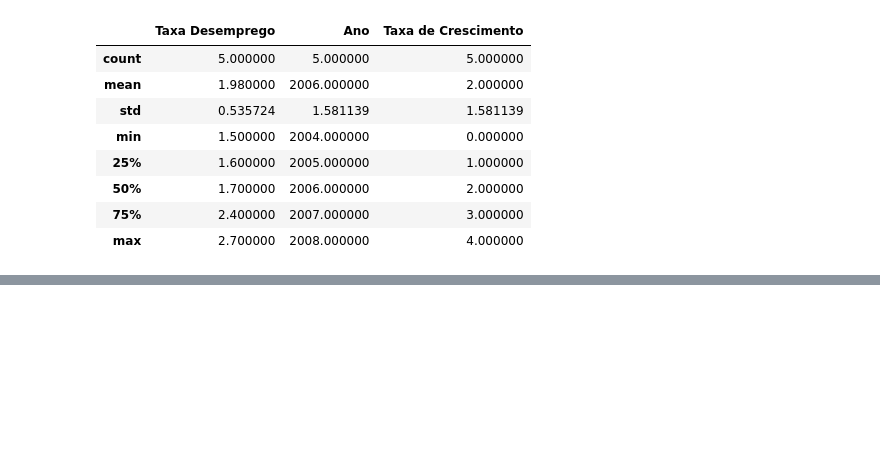
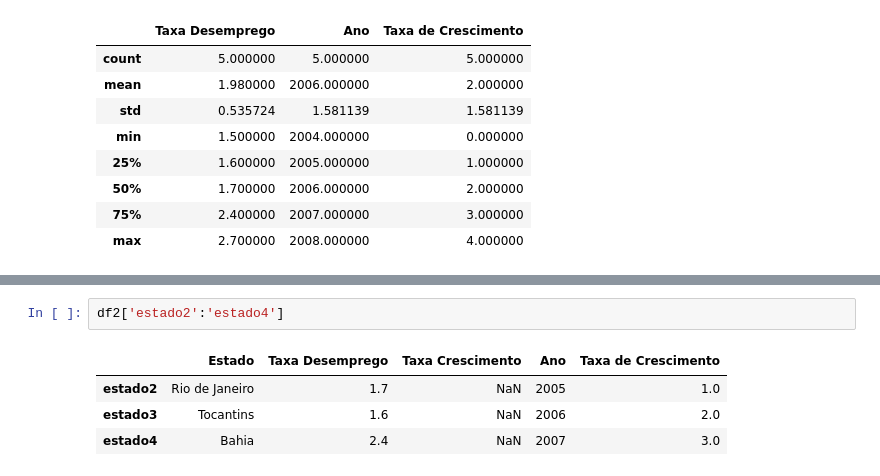
Before and after one commit to GGMmattos/Machine-Learning-And-Data-Science, a Jupyter notebook: Pandas.ipynb, the cells around one changed output, grey strips where cells are left out. Saved outputs shown, nothing was run; the diff lists cells and outputs as text; blank space fills up the shorter version.

```diff
--- a/Pandas.ipynb
+++ b/Pandas.ipynb
@@ -158,0 +170,7 @@ df2.describe()
+# %%
+df2['estado2':'estado4']
+# %% [output]
+|  | Estado | Taxa Desemprego | Taxa Crescimento | Ano | Taxa de Crescimento |
+| estado2 | Rio de Janeiro | 1.7 | NaN | 2005 | 1.0 |
+| estado3 | Tocantins | 1.6 | NaN | 2006 | 2.0 |
+| estado4 | Bahia | 2.4 | NaN | 2007 | 3.0 |
```
Also changed, not shown: parts of 9 cells of this notebook.
